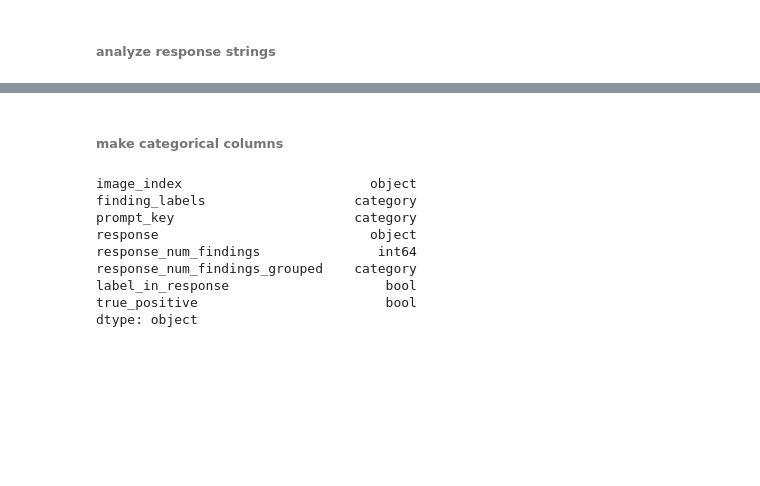
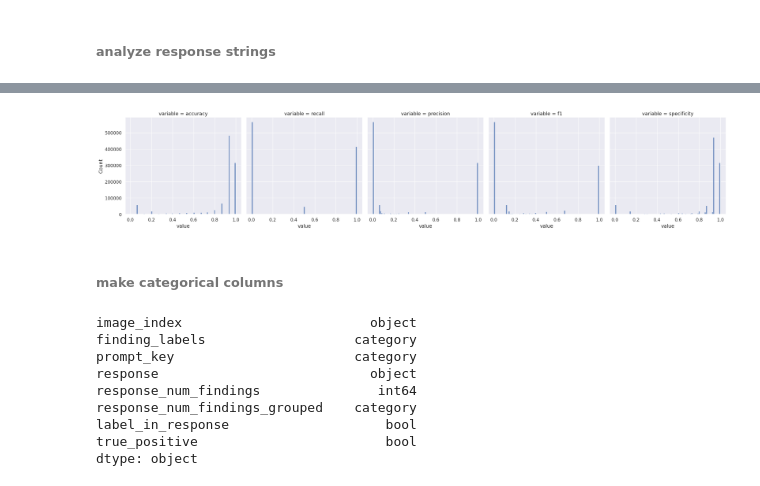
Before and after one commit to mark-rustad/CheXagent, a Jupyter notebook: get_started.ipynb, the cells around one changed output, grey strips where cells are left out. Saved outputs shown, nothing was run; the diff lists cells and outputs as text; code cells hidden in the pictures; blank space fills up the shorter version.

```diff
--- a/get_started.ipynb
+++ b/get_started.ipynb
@@ -424,3 +531,10 @@ nRows: 913,237  nColumns: 8
+# %%
+plotdf = results.melt(id_vars=["image_index", "finding_labels", "n_labels", "prompt_key"], value_vars=["accuracy", "recall", "precision", "f1", "specificity"])
+
+sns.displot(data=plotdf, x="value", col="variable")
+plt.show()
+# %% [output]
+[figure, added]
 # %% [markdown]
 ###### make categorical columns
 # %%
```
Also changed, not shown: parts of 6 cells of this notebook, 1 other file.
